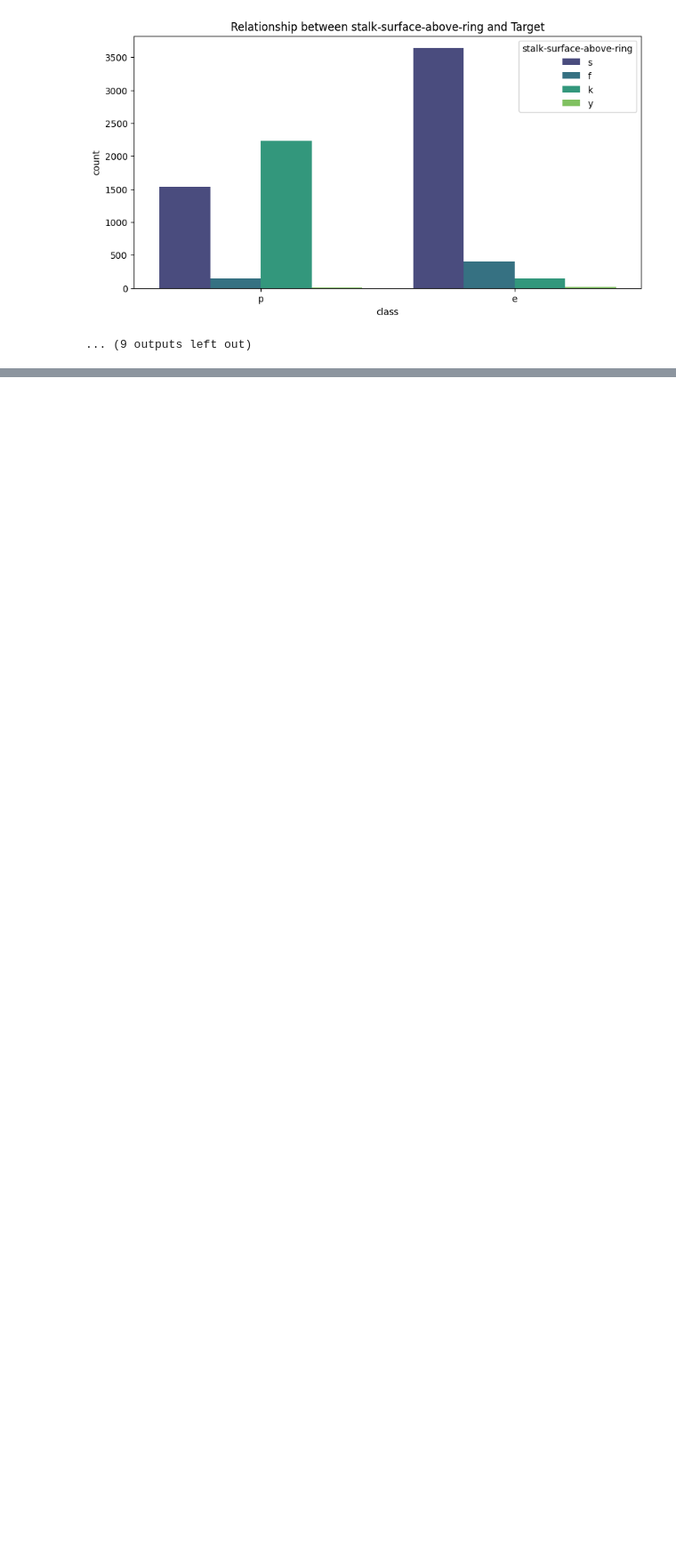
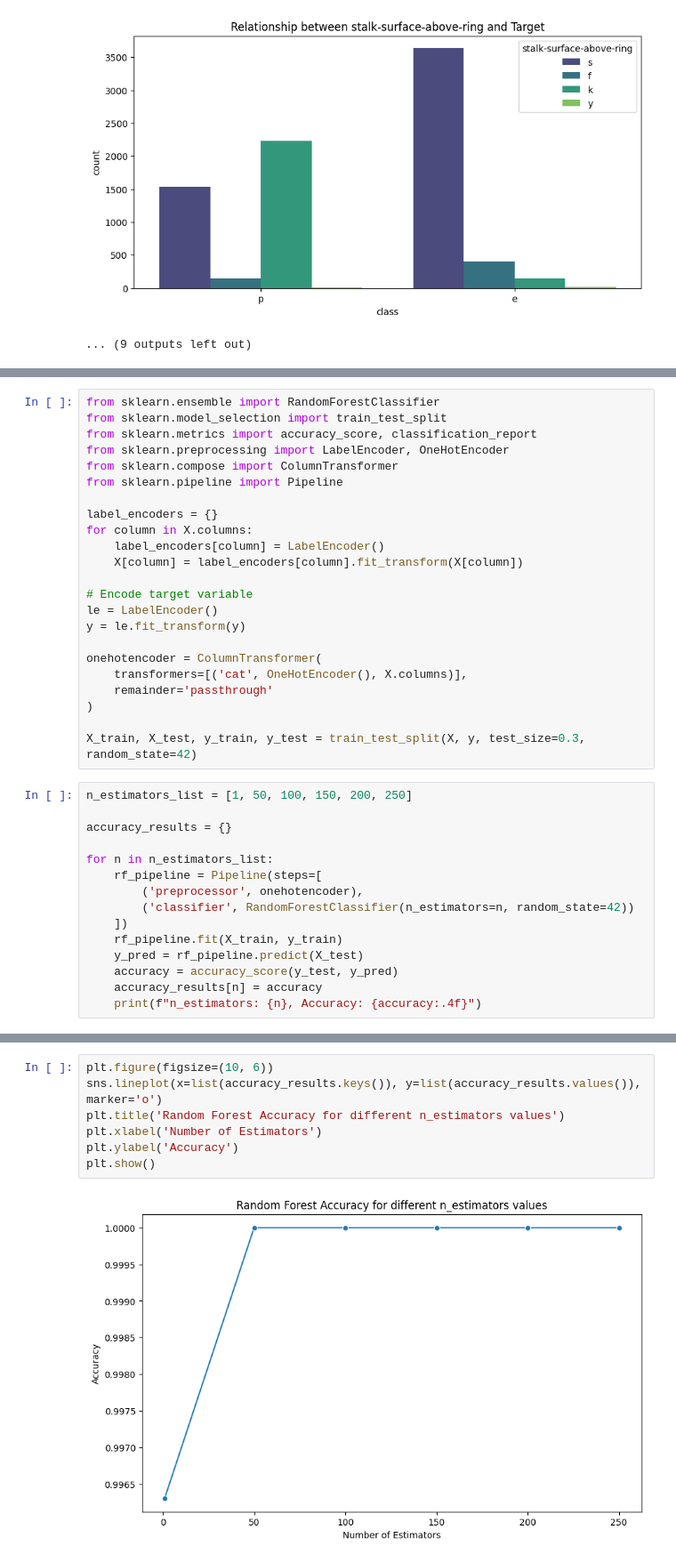
Before and after one commit to tanvir0188/machine-learning-labs, a Jupyter notebook: Lab1_Decision_Tree_and_Random_Forest.ipynb, the cells around one changed output, grey strips where cells are left out. Shown at 89% size. Drawn from its saved outputs; the diff is of its cells as text; blank space fills up the shorter version.

```diff
--- a/Lab1_Decision_Tree_and_Random_Forest.ipynb
+++ b/Lab1_Decision_Tree_and_Random_Forest.ipynb
@@ -464,0 +426,38 @@ weighted avg       0.95      0.95      0.95       114
+# %%
+from sklearn.ensemble import RandomForestClassifier
+from sklearn.model_selection import train_test_split
+from sklearn.metrics import accuracy_score, classification_report
+from sklearn.preprocessing import LabelEncoder, OneHotEncoder
+from sklearn.compose import ColumnTransformer
+from sklearn.pipeline import Pipeline
+
+label_encoders = {}
+for column in X.columns:
+    label_encoders[column] = LabelEncoder()
+    X[column] = label_encoders[column].fit_transform(X[column])
+
+# Encode target variable
+le = LabelEncoder()
+y = le.fit_transform(y)
+
+onehotencoder = ColumnTransformer(
+    transformers=[('cat', OneHotEncoder(), X.columns)],
+    remainder='passthrough'
+)
+
+X_train, X_test, y_train, y_test = train_test_split(X, y, test_size=0.3, random_state=42)
+# %%
+n_estimators_list = [1, 50, 100, 150, 200, 250]
+
+accuracy_results = {}
+
+for n in n_estimators_list:
+    rf_pipeline = Pipeline(steps=[
+        ('preprocessor', onehotencoder),
+        ('classifier', RandomForestClassifier(n_estimators=n, random_state=42))
+    ])
+    rf_pipeline.fit(X_train, y_train)
+    y_pred = rf_pipeline.predict(X_test)
+    accuracy = accuracy_score(y_test, y_pred)
+    accuracy_results[n] = accuracy
+    print(f"n_estimators: {n}, Accuracy: {accuracy:.4f}")
@@ -464,0 +471,9 @@ weighted avg       0.95      0.95      0.95       114
+# %%
+plt.figure(figsize=(10, 6))
+sns.lineplot(x=list(accuracy_results.keys()), y=list(accuracy_results.values()), marker='o')
+plt.title('Random Forest Accuracy for different n_estimators values')
+plt.xlabel('Number of Estimators')
+plt.ylabel('Accuracy')
+plt.show()
+# %% [output]
+[figure, added]
```
Also changed, not shown: parts of 10 cells of this notebook.
